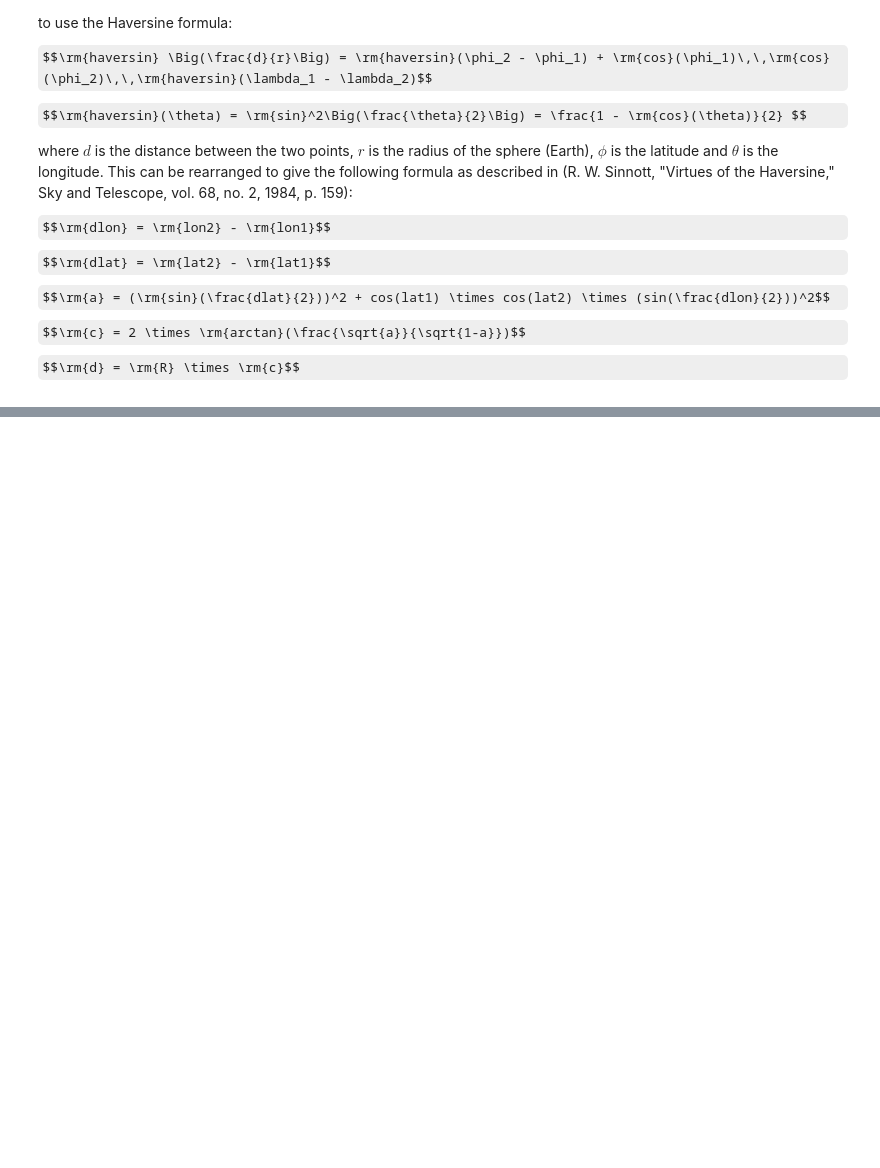
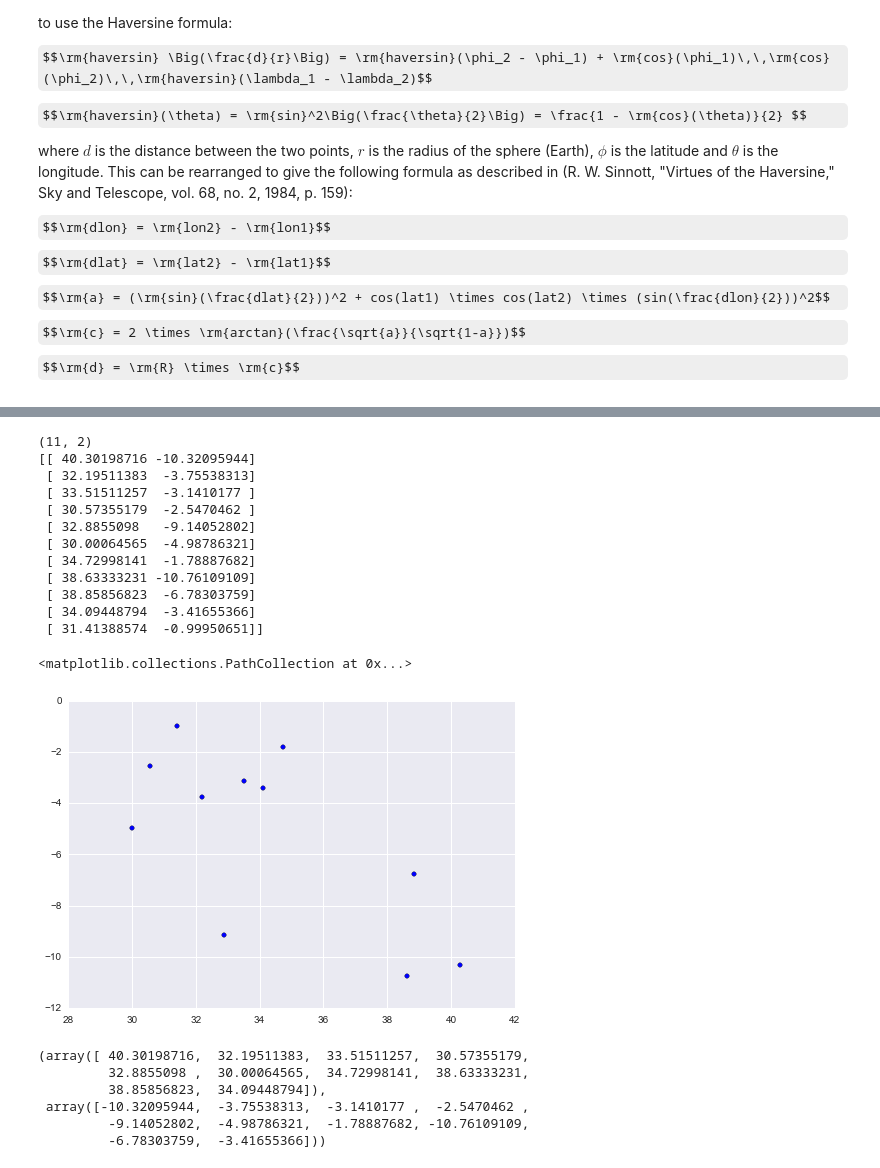
Before and after one commit to ghaslam/AM207, a Jupyter notebook: Optimising_maintenance_route.ipynb, the cells around one changed output, grey strips where cells are left out. Drawn from its saved outputs; the diff is of its cells as text; code cells hidden in the pictures; some formulas as TeX source; blank space fills up the shorter version.

```diff
--- a/Optimising_maintenance_route.ipynb
+++ b/Optimising_maintenance_route.ipynb
@@ -47,0 +77,47 @@ def getDistanceByHaversine(latitudes, longitudes):
+# %%
+trainLoc = trainLoc[trainLoc['status_group'] != 'functional']
+#trainLoc.head()
+
+#subsetting data to just take 1% to make it easier to work with
+np.random.seed(142)
+test_idx = np.random.uniform(0, 1, len(trainLoc)) <= 0.0005
+trainLoc = trainLoc[test_idx==True]
+# %%
+x = np.array(trainLoc['longitude'])#.tolist()
+y = np.array(trainLoc['latitude'])#.tolist()
+
+
+#A = numpy.array((x, y, z), dtype=float)
+#tmpx, tmpy =  np.meshgrid(x,y)
+
+cities = np.array((x, y), dtype=float)
+#cities = np.array([tmpx, tmpy])
+cities = np.reshape(cities, (2,-1)).T
+print cities.shape
+print cities
+
+plt.scatter(cities[:,0], cities[:,1])
+# %% [output]
+(11, 2)
+[[ 40.30198716 -10.32095944]
+ [ 32.19511383  -3.75538313]
+ [ 33.51511257  -3.1410177 ]
+ [ 30.57355179  -2.5470462 ]
+ [ 32.8855098   -9.14052802]
+ [ 30.00064565  -4.98786321]
+ [ 34.72998141  -1.78887682]
+ [ 38.63333231 -10.76109109]
+ [ 38.85856823  -6.78303759]
+ [ 34.09448794  -3.41655366]
+ [ 31.41388574  -0.99950651]]
+<matplotlib.collections.PathCollection at 0x...>
+[figure, added]
+# %%
+cities[:10,0], cities[:10,1]
+# %% [output]
+(array([ 40.30198716,  32.19511383,  33.51511257,  30.57355179,
+         32.8855098 ,  30.00064565,  34.72998141,  38.63333231,
+         38.85856823,  34.09448794]),
+ array([-10.32095944,  -3.75538313,  -3.1410177 ,  -2.5470462 ,
+         -9.14052802,  -4.98786321,  -1.78887682, -10.76109109,
+         -6.78303759,  -3.41655366]))
```
Also changed, not shown: parts of 10 cells of this notebook.
